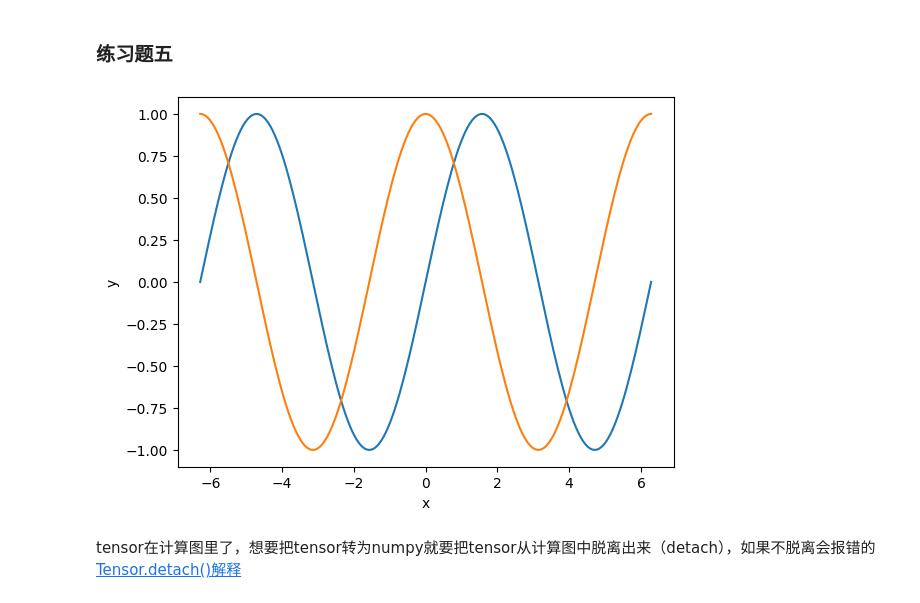
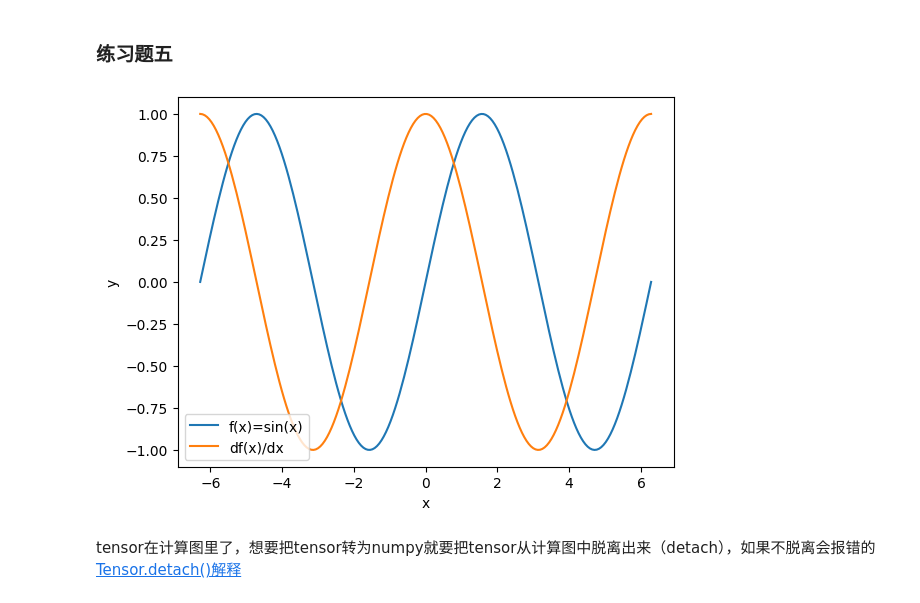
Before and after one commit to lixinjie97/Deep_learning_tutorial, a Jupyter notebook: 01.preliminaries/autograd.ipynb, the cells around one changed output. Cells and saved outputs as stored; diff of their text form; code cells hidden in the pictures.

```diff
--- a/01.preliminaries/autograd.ipynb
+++ b/01.preliminaries/autograd.ipynb
@@ -295,28 +295,28 @@ tensor(True)
 # %%
 import matplotlib.pyplot as plt
 
 def f(x):
     return torch.sin(x)
 
 
 def df(x):
     x.requires_grad_()
     y = f(x)
     y.backward(torch.ones_like(y))
     return x.grad
 
 x = torch.linspace(-2*torch.pi, 2*torch.pi, 200)
 
 y1 = f(x)
 y2 = df(x)
 
 plt.plot(x.detach().numpy(), y1.detach().numpy(), label='f(x)=sin(x)')
 plt.plot(x.detach().numpy(), y2.detach().numpy(), label='df(x)/dx')
-# plt.legend() # 使上述代码产生效果
+plt.legend() # plt.legend()函数的作用是给图像加图例
 plt.xlabel('x')
 plt.ylabel('y')
 plt.show()
 # %% [output]
-[figure, old version]
+[figure, new version]
 # %% [markdown]
 tensor在计算图里了，想要把tensor转为numpy就要把tensor从计算图中脱离出来（detach），如果不脱离会报错的[Tensor.detach()解释](https://blog.csdn.net/m0_47746932/article/details/119598396)
```
Also changed, not shown: parts of 3 cells of this notebook.
